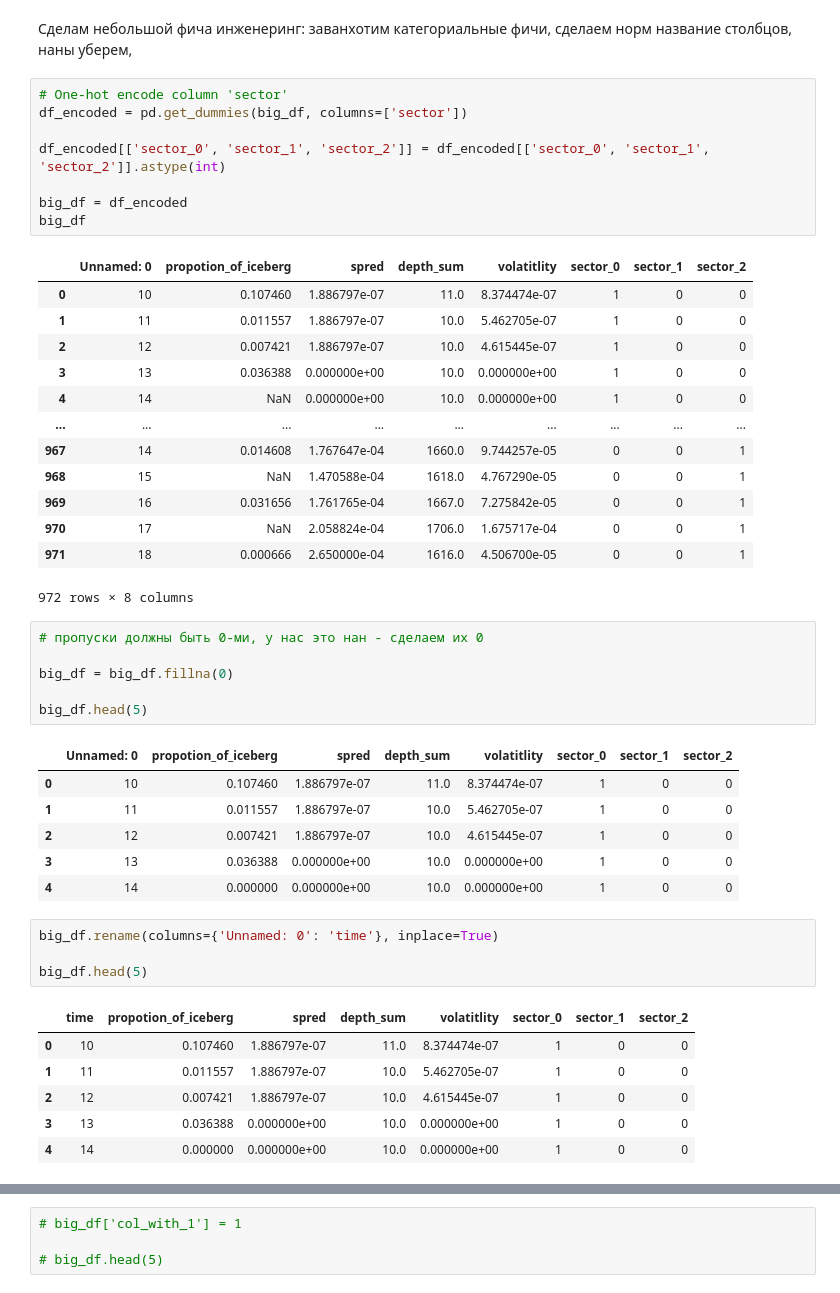
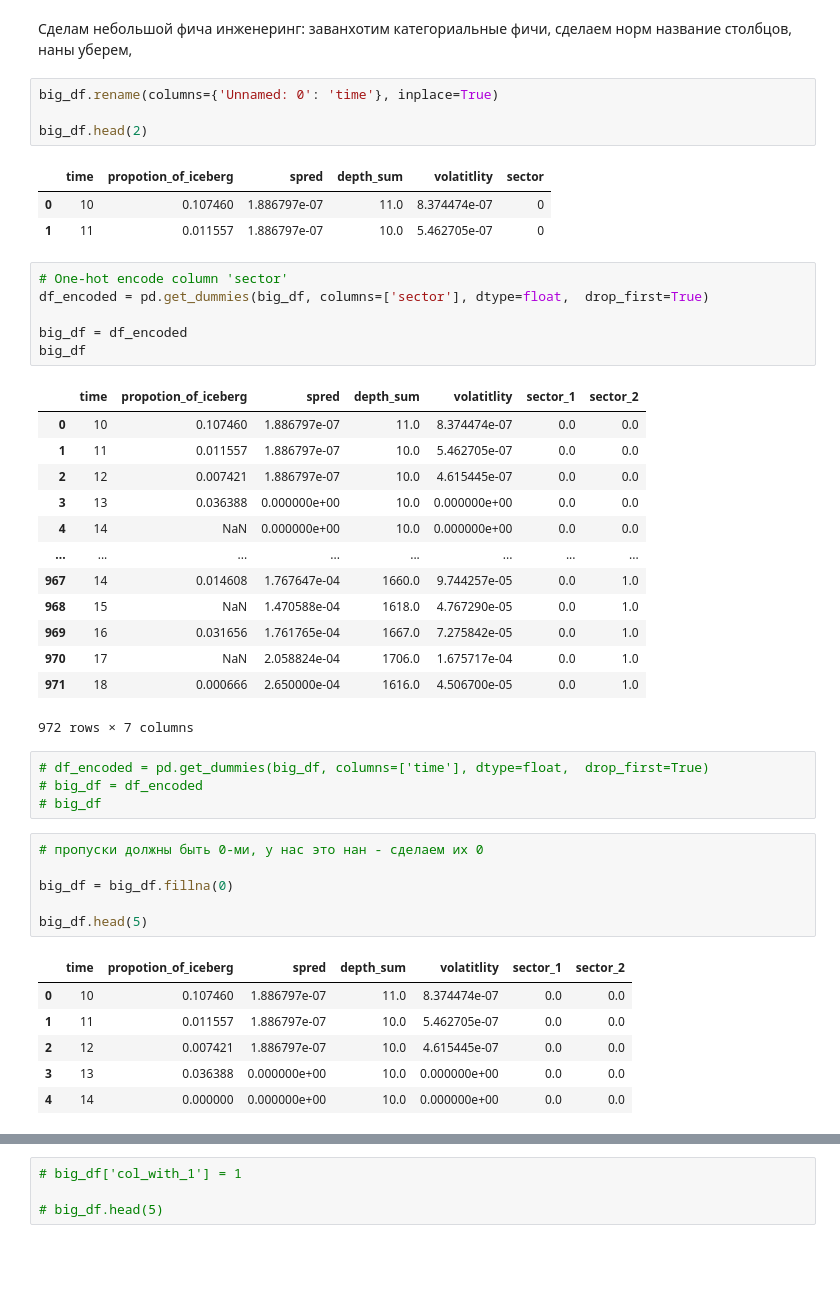
Before and after one commit to liappievaA/econometric, a Jupyter notebook: Analysis_ols.ipynb, the cells around one changed output, grey strips where cells are left out. Cells and saved outputs as stored; diff of their text form; blank space fills up the shorter version.

```diff
--- a/Analysis_ols.ipynb
+++ b/Analysis_ols.ipynb
@@ -38,28 +38,38 @@ big_df
 972 rows × 6 columns
 # %% [markdown]
 Сделам небольшой фича инженеринг: заванхотим категориальные фичи, сделаем норм название столбцов, наны уберем,
+# %%
+big_df.rename(columns={'Unnamed: 0': 'time'}, inplace=True)
+
+big_df.head(2)
+# %% [output]
+|  | time | propotion_of_iceberg | spred | depth_sum | volatitlity | sector |
+| 0 | 10 | 0.107460 | 1.886797e-07 | 11.0 | 8.374474e-07 | 0 |
+| 1 | 11 | 0.011557 | 1.886797e-07 | 10.0 | 5.462705e-07 | 0 |
 # %%
 # One-hot encode column 'sector'
-df_encoded = pd.get_dummies(big_df, columns=['sector'])
-
-df_encoded[['sector_0', 'sector_1', 'sector_2']] = df_encoded[['sector_0', 'sector_1', 'sector_2']].astype(int)
+df_encoded = pd.get_dummies(big_df, columns=['sector'], dtype=float,  drop_first=True)
 
 big_df = df_encoded
 big_df
 # %% [output]
-|  | Unnamed: 0 | propotion_of_iceberg | spred | depth_sum | volatitlity | sector_0 | sector_1 | sector_2 |
-| 0 | 10 | 0.107460 | 1.886797e-07 | 11.0 | 8.374474e-07 | 1 | 0 | 0 |
-| 1 | 11 | 0.011557 | 1.886797e-07 | 10.0 | 5.462705e-07 | 1 | 0 | 0 |
-| 2 | 12 | 0.007421 | 1.886797e-07 | 10.0 | 4.615445e-07 | 1 | 0 | 0 |
-| 3 | 13 | 0.036388 | 0.000000e+00 | 10.0 | 0.000000e+00 | 1 | 0 | 0 |
-| 4 | 14 | NaN | 0.000000e+00 | 10.0 | 0.000000e+00 | 1 | 0 | 0 |
-| ... | ... | ... | ... | ... | ... | ... | ... | ... |
-| 967 | 14 | 0.014608 | 1.767647e-04 | 1660.0 | 9.744257e-05 | 0 | 0 | 1 |
-| 968 | 15 | NaN | 1.470588e-04 | 1618.0 | 4.767290e-05 | 0 | 0 | 1 |
-| 969 | 16 | 0.031656 | 1.761765e-04 | 1667.0 | 7.275842e-05 | 0 | 0 | 1 |
-| 970 | 17 | NaN | 2.058824e-04 | 1706.0 | 1.675717e-04 | 0 | 0 | 1 |
-| 971 | 18 | 0.000666 | 2.650000e-04 | 1616.0 | 4.506700e-05 | 0 | 0 | 1 |
+|  | time | propotion_of_iceberg | spred | depth_sum | volatitlity | sector_1 | sector_2 |
+| 0 | 10 | 0.107460 | 1.886797e-07 | 11.0 | 8.374474e-07 | 0.0 | 0.0 |
+| 1 | 11 | 0.011557 | 1.886797e-07 | 10.0 | 5.462705e-07 | 0.0 | 0.0 |
+| 2 | 12 | 0.007421 | 1.886797e-07 | 10.0 | 4.615445e-07 | 0.0 | 0.0 |
+| 3 | 13 | 0.036388 | 0.000000e+00 | 10.0 | 0.000000e+00 | 0.0 | 0.0 |
+| 4 | 14 | NaN | 0.000000e+00 | 10.0 | 0.000000e+00 | 0.0 | 0.0 |
+| ... | ... | ... | ... | ... | ... | ... | ... |
+| 967 | 14 | 0.014608 | 1.767647e-04 | 1660.0 | 9.744257e-05 | 0.0 | 1.0 |
+| 968 | 15 | NaN | 1.470588e-04 | 1618.0 | 4.767290e-05 | 0.0 | 1.0 |
+| 969 | 16 | 0.031656 | 1.761765e-04 | 1667.0 | 7.275842e-05 | 0.0 | 1.0 |
+| 970 | 17 | NaN | 2.058824e-04 | 1706.0 | 1.675717e-04 | 0.0 | 1.0 |
+| 971 | 18 | 0.000666 | 2.650000e-04 | 1616.0 | 4.506700e-05 | 0.0 | 1.0 |
-972 rows × 8 columns
+972 rows × 7 columns
+# %%
+# df_encoded = pd.get_dummies(big_df, columns=['time'], dtype=float,  drop_first=True)
+# big_df = df_encoded
+# big_df
 # %%
 # пропуски должны быть 0-ми, у нас это нан - сделаем их 0
 
@@ -67,20 +77,9 @@ big_df = big_df.fillna(0)
 
 big_df.head(5)
 # %% [output]
-|  | Unnamed: 0 | propotion_of_iceberg | spred | depth_sum | volatitlity | sector_0 | sector_1 | sector_2 |
-| 0 | 10 | 0.107460 | 1.886797e-07 | 11.0 | 8.374474e-07 | 1 | 0 | 0 |
-| 1 | 11 | 0.011557 | 1.886797e-07 | 10.0 | 5.462705e-07 | 1 | 0 | 0 |
-| 2 | 12 | 0.007421 | 1.886797e-07 | 10.0 | 4.615445e-07 | 1 | 0 | 0 |
-| 3 | 13 | 0.036388 | 0.000000e+00 | 10.0 | 0.000000e+00 | 1 | 0 | 0 |
-| 4 | 14 | 0.000000 | 0.000000e+00 | 10.0 | 0.000000e+00 | 1 | 0 | 0 |
+|  | time | propotion_of_iceberg | spred | depth_sum | volatitlity | sector_1 | sector_2 |
+| 0 | 10 | 0.107460 | 1.886797e-07 | 11.0 | 8.374474e-07 | 0.0 | 0.0 |
+| 1 | 11 | 0.011557 | 1.886797e-07 | 10.0 | 5.462705e-07 | 0.0 | 0.0 |
+| 2 | 12 | 0.007421 | 1.886797e-07 | 10.0 | 4.615445e-07 | 0.0 | 0.0 |
+| 3 | 13 | 0.036388 | 0.000000e+00 | 10.0 | 0.000000e+00 | 0.0 | 0.0 |
+| 4 | 14 | 0.000000 | 0.000000e+00 | 10.0 | 0.000000e+00 | 0.0 | 0.0 |
-# %%
-big_df.rename(columns={'Unnamed: 0': 'time'}, inplace=True)
-
-big_df.head(5)
-# %% [output]
-|  | time | propotion_of_iceberg | spred | depth_sum | volatitlity | sector_0 | sector_1 | sector_2 |
-| 0 | 10 | 0.107460 | 1.886797e-07 | 11.0 | 8.374474e-07 | 1 | 0 | 0 |
-| 1 | 11 | 0.011557 | 1.886797e-07 | 10.0 | 5.462705e-07 | 1 | 0 | 0 |
-| 2 | 12 | 0.007421 | 1.886797e-07 | 10.0 | 4.615445e-07 | 1 | 0 | 0 |
-| 3 | 13 | 0.036388 | 0.000000e+00 | 10.0 | 0.000000e+00 | 1 | 0 | 0 |
-| 4 | 14 | 0.000000 | 0.000000e+00 | 10.0 | 0.000000e+00 | 1 | 0 | 0 |
```
Also changed, not shown: parts of 13 cells of this notebook.
